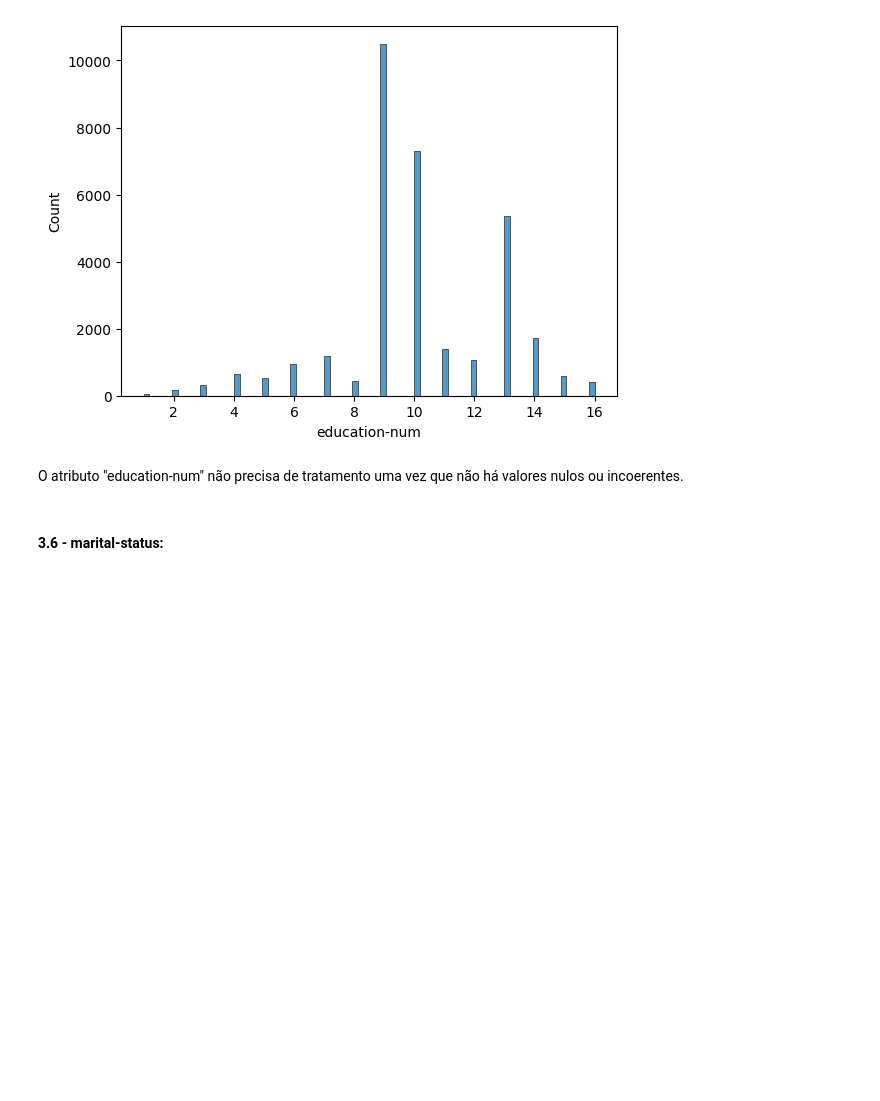
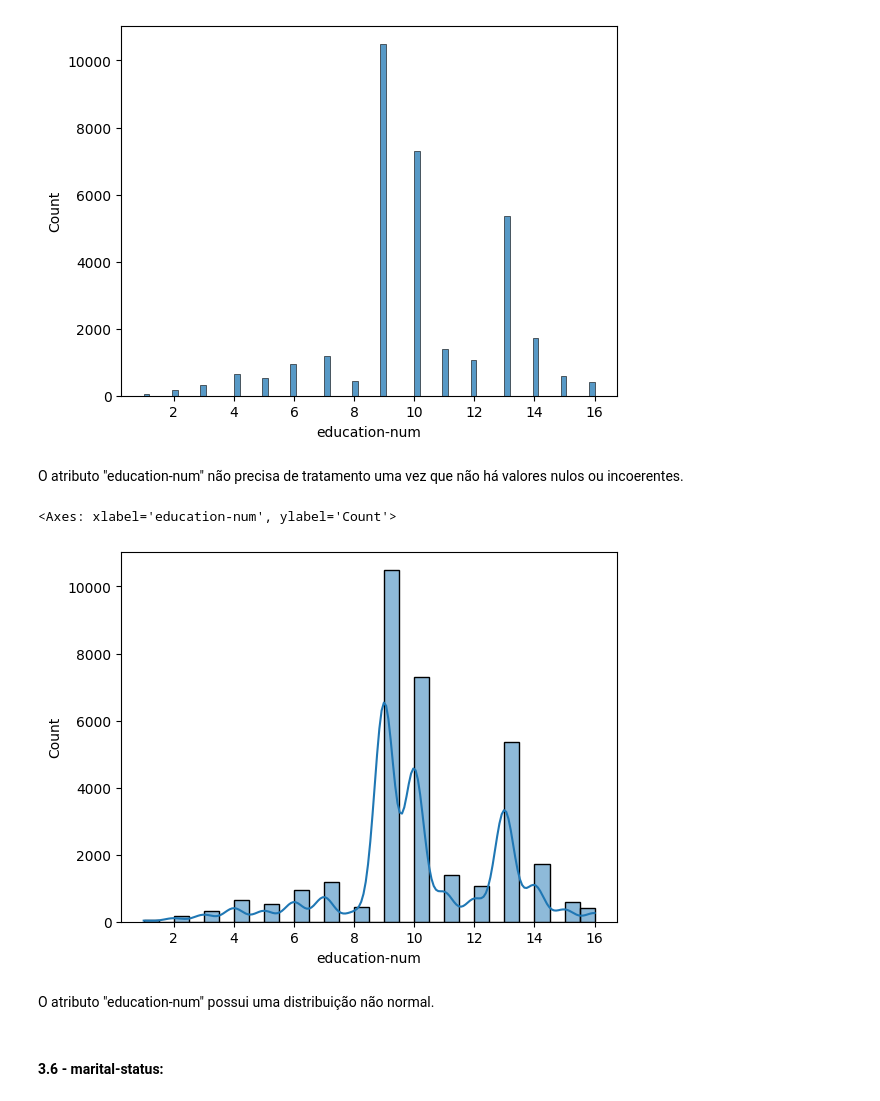
Before and after one commit to luccasena/Machine-Learning-Binary-Classification, a Jupyter notebook: 1data_analyses.ipynb, the cells around one changed output. Cells and saved outputs as stored; diff of their text form; code cells hidden in the pictures; blank space fills up the shorter version.

```diff
--- a/1data_analyses.ipynb
+++ b/1data_analyses.ipynb
@@ -330,6 +344,13 @@ sn.histplot(dataset["education-num"])
 [figure]
 # %% [markdown]
 O atributo "education-num" não precisa de tratamento uma vez que não há valores nulos ou incoerentes.
+# %%
+sn.histplot(dataset["education-num"], kde=True, bins=30)
+# %% [output]
+<Axes: xlabel='education-num', ylabel='Count'>
+[figure, added]
+# %% [markdown]
+O atributo "education-num" possui uma distribuição não normal.
 # %% [markdown]
 #### **3.6 - marital-status:**
 # %%
```
Also changed, not shown: parts of 10 cells of this notebook, 5 other files.
